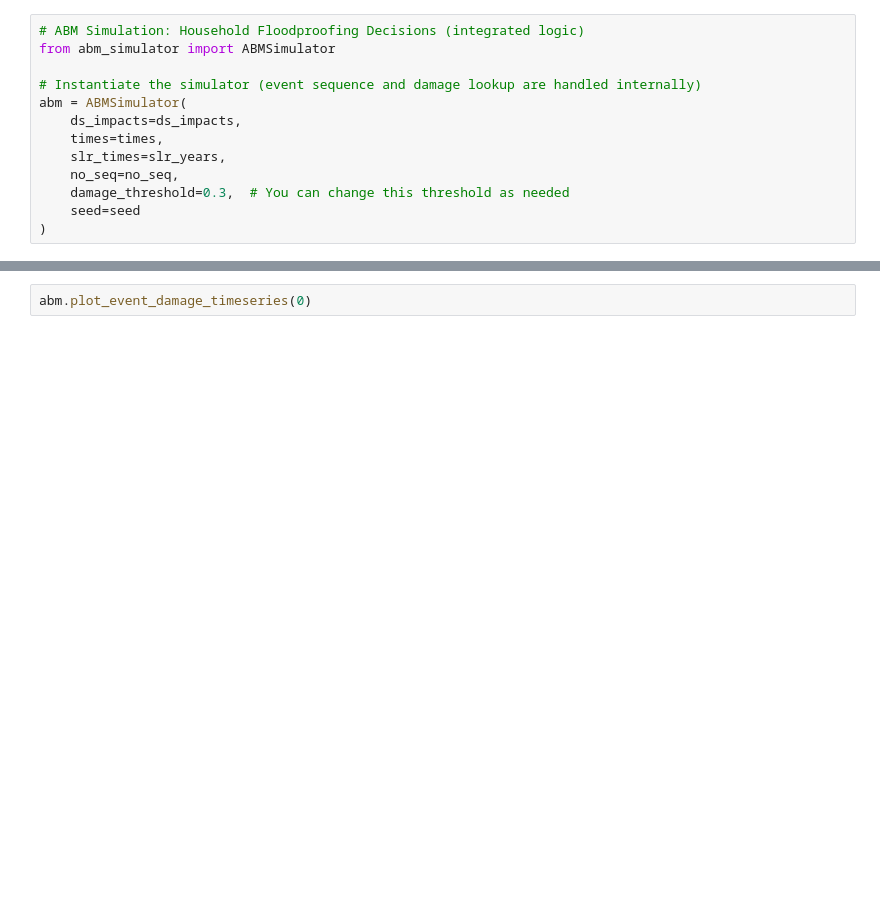
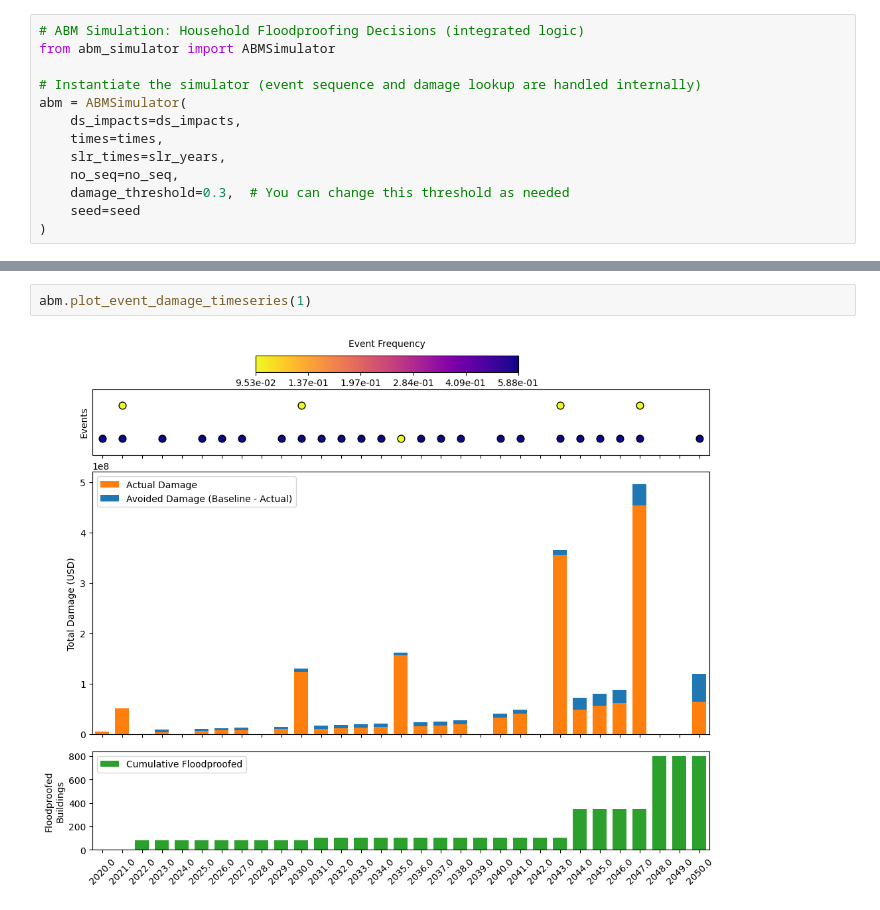
Before and after one commit to Deltares-research/FloodAdapt-ABM, a Jupyter notebook: 2_simulate_adaptation.ipynb, the cells around one changed output, grey strips where cells are left out. Drawn from its saved outputs; the diff is of its cells as text; blank space fills up the shorter version.

```diff
--- a/2_simulate_adaptation.ipynb
+++ b/2_simulate_adaptation.ipynb
@@ -59,4 +80,6 @@ abm.run("linear")
 # %%
-abm.plot_event_damage_timeseries(0)
+abm.plot_event_damage_timeseries(1)
+# %% [output]
+[figure, added]
 # %%
 abm.plot_total_damage_statistics()
```
Also changed, not shown: parts of 5 cells of this notebook, 1 other file.
